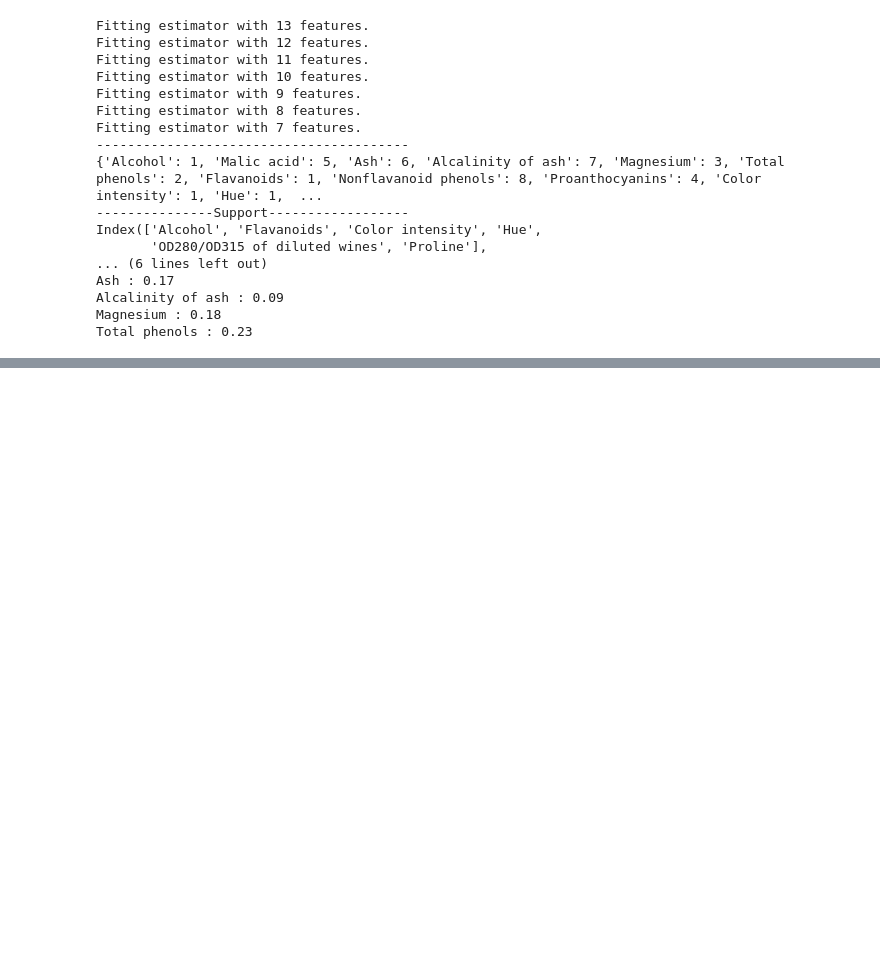
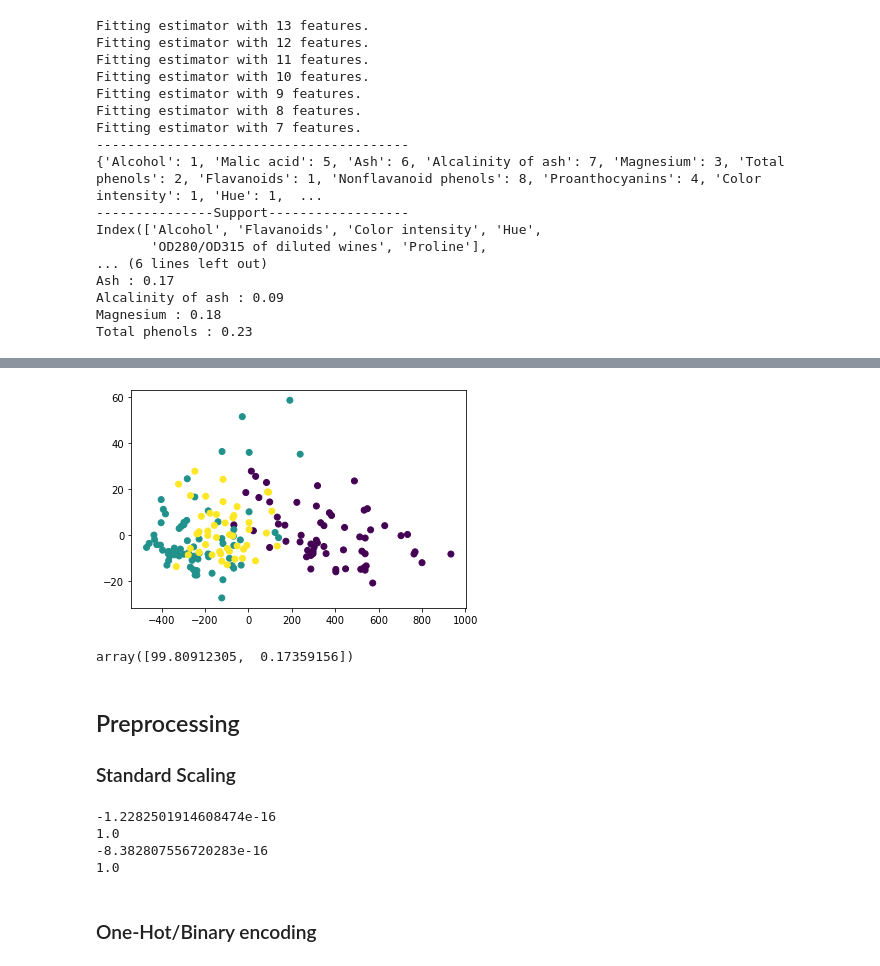
Before and after one commit to zqngetsu96/DataInsight_Assignments_and_projects, a Jupyter notebook: Bi-weekly-blog-codes/Dimensionality reduction and preprocessing.ipynb, the cells around one changed output, grey strips where cells are left out. Saved outputs shown, nothing was run; the diff lists cells and outputs as text; code cells hidden in the pictures; blank space fills up the shorter version.

```diff
--- a/Bi-weekly-blog-codes/Dimensionality reduction and preprocessing.ipynb
+++ b/Bi-weekly-blog-codes/Dimensionality reduction and preprocessing.ipynb
@@ -118,0 +134,13 @@ Total phenols : 0.23
+# %%
+pca = PCA(n_components = 2) #instanciate a PCA model while indicating the output number of dimensions of the dataset.
+X_pca = pca.fit_transform(X)
+
+plt.scatter(x=X_pca[:,0],y=X_pca[:,1],c=y)
+plt.show()
+pca.explained_variance_ratio_ * 100
+# %% [output]
+[figure, added]
+array([99.80912305,  0.17359156])
+# %% [markdown]
+## Preprocessing
+### Standard Scaling
@@ -118,0 +150,12 @@ Total phenols : 0.23
+# %%
+print(X_scaled.mean())
+print(X_scaled.var())
+print(X_scaled[:,0].mean())
+print(X_scaled[:,0].var())
+# %% [output]
+-1.2282501914608474e-16
+1.0
+-8.382807556720283e-16
+1.0
+# %% [markdown]
+### One-Hot/Binary encoding
```
Also changed, not shown: parts of 8 cells of this notebook.
